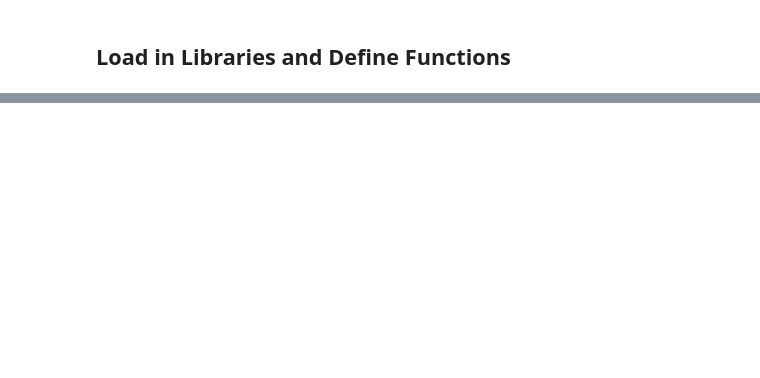
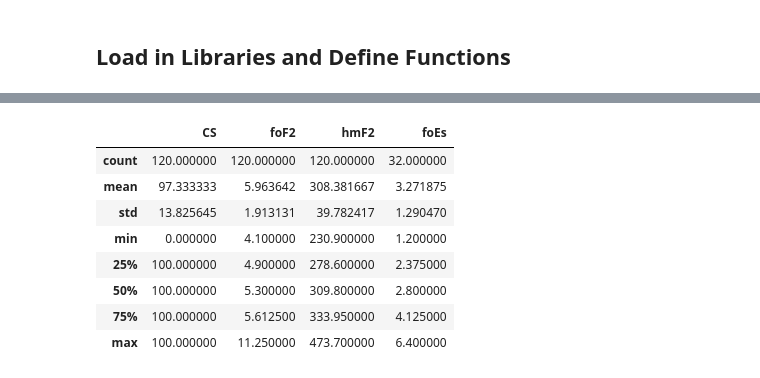
Before and after one commit to w2naf/wa5frf_chirp_analysis, a Jupyter notebook: Ionosode_Plotter.ipynb, the cells around one changed output, grey strips where cells are left out. Saved outputs shown, nothing was run; the diff lists cells and outputs as text; code cells hidden in the pictures; blank space fills up the shorter version.

```diff
--- a/Ionosode_Plotter.ipynb
+++ b/Ionosode_Plotter.ipynb
@@ -375,0 +151,12 @@ plot_sig(env_2,title=fname,tlim=tlim,fft=True,flim=(0,100))
+# %%
+df.describe()
+# %% [output]
+|  | CS | foF2 | hmF2 | foEs |
+| count | 120.000000 | 120.000000 | 120.000000 | 32.000000 |
+| mean | 97.333333 | 5.963642 | 308.381667 | 3.271875 |
+| std | 13.825645 | 1.913131 | 39.782417 | 1.290470 |
+| min | 0.000000 | 4.100000 | 230.900000 | 1.200000 |
+| 25% | 100.000000 | 4.900000 | 278.600000 | 2.375000 |
+| 50% | 100.000000 | 5.300000 | 309.800000 | 2.800000 |
+| 75% | 100.000000 | 5.612500 | 333.950000 | 4.125000 |
+| max | 100.000000 | 11.250000 | 473.700000 | 6.400000 |
```
Also changed, not shown: parts of 52 cells of this notebook.
